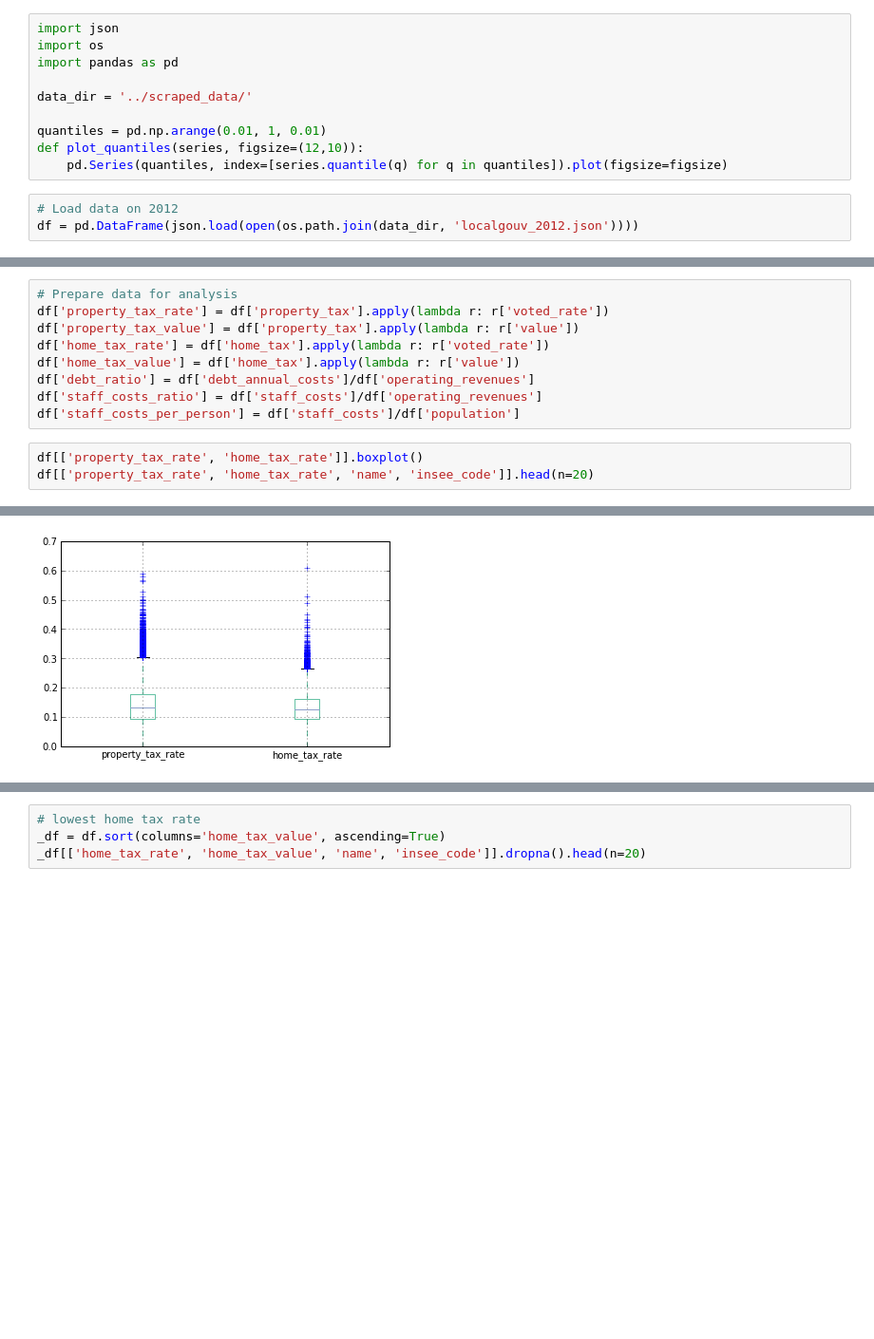
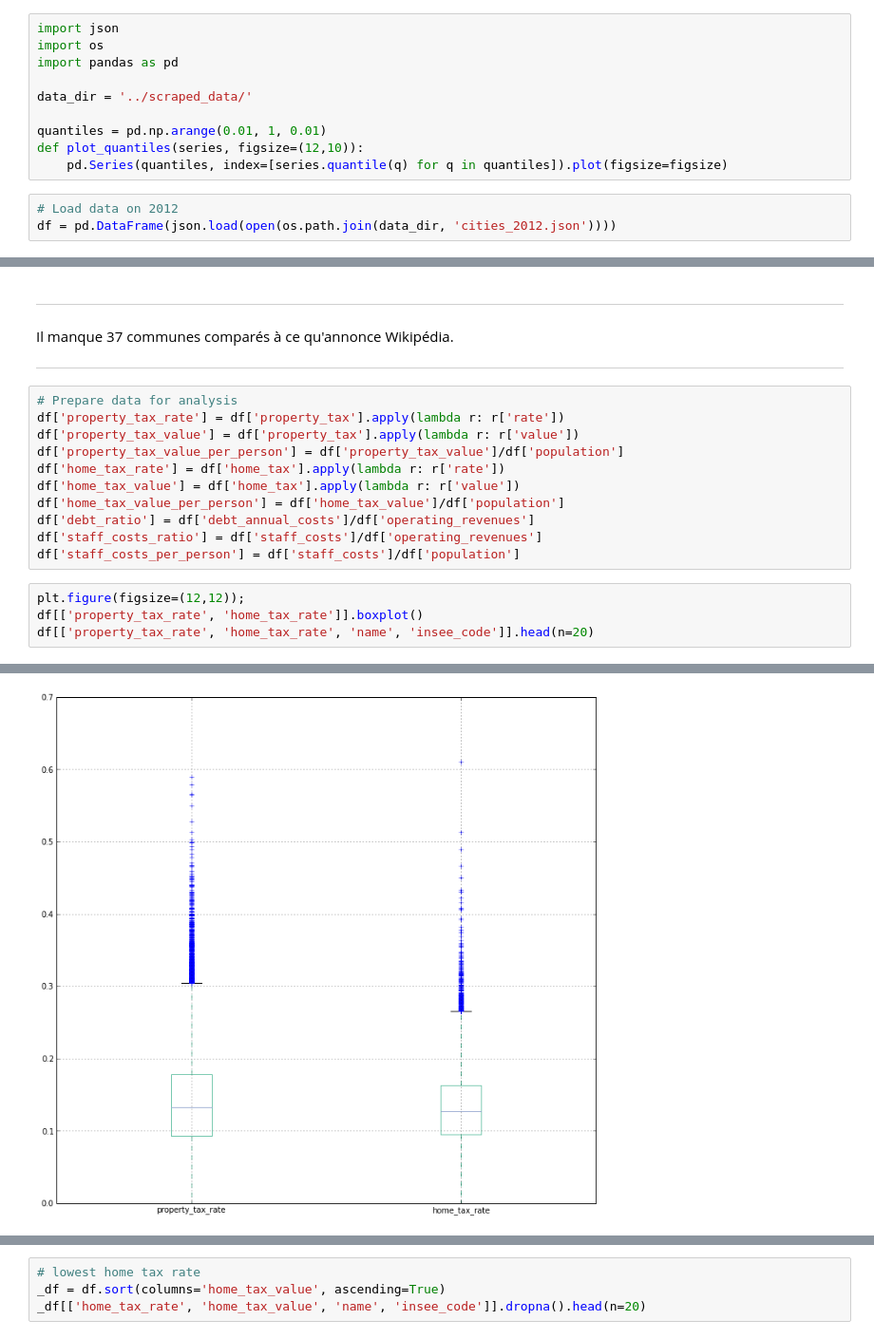
Before and after one commit to regardscitoyens/nosfinanceslocales_scraper, a Jupyter notebook: notebooks/localgouvdata_analysis.ipynb, the cells around one changed output, grey strips where cells are left out. Shown at 95% size. Cells and saved outputs as stored; diff of their text form; blank space fills up the shorter version.

```diff
--- a/notebooks/localgouvdata_analysis.ipynb
+++ b/notebooks/localgouvdata_analysis.ipynb
@@ -14,7 +20,7 @@ def plot_quantiles(series, figsize=(12,10)):
     pd.Series(quantiles, index=[series.quantile(q) for q in quantiles]).plot(figsize=figsize)
 # %%
 # Load data on 2012
-df = pd.DataFrame(json.load(open(os.path.join(data_dir, 'localgouv_2012.json'))))
+df = pd.DataFrame(json.load(open(os.path.join(data_dir, 'cities_2012.json'))))
 # %%
 df.columns
 # %% [output]
@@ -33,13 +39,22 @@ Number of departments: 96
+# %% [markdown]
+----
+
+Il manque 37 communes comparés à ce qu'annonce Wikipédia.
+
+----
 # %%
 # Prepare data for analysis
-df['property_tax_rate'] = df['property_tax'].apply(lambda r: r['voted_rate'])
+df['property_tax_rate'] = df['property_tax'].apply(lambda r: r['rate'])
 df['property_tax_value'] = df['property_tax'].apply(lambda r: r['value'])
-df['home_tax_rate'] = df['home_tax'].apply(lambda r: r['voted_rate'])
+df['property_tax_value_per_person'] = df['property_tax_value']/df['population']
+df['home_tax_rate'] = df['home_tax'].apply(lambda r: r['rate'])
 df['home_tax_value'] = df['home_tax'].apply(lambda r: r['value'])
+df['home_tax_value_per_person'] = df['home_tax_value']/df['population']
 df['debt_ratio'] = df['debt_annual_costs']/df['operating_revenues']
 df['staff_costs_ratio'] = df['staff_costs']/df['operating_revenues']
 df['staff_costs_per_person'] = df['staff_costs']/df['population']
 # %%
+plt.figure(figsize=(12,12));
 df[['property_tax_rate', 'home_tax_rate']].boxplot()
 df[['property_tax_rate', 'home_tax_rate', 'name', 'insee_code']].head(n=20)
 # %% [output]
@@ -63,4 +78,4 @@ df[['property_tax_rate', 'home_tax_rate', 'name', 'insee_code']].head(n=20)
-[figure, old version]
+[figure, new version]
 # %%
 # Biggest property tax rate
 _df = df.sort(columns='property_tax_rate', ascending=False)
```
Also changed, not shown: parts of 9 cells of this notebook, 1 other file.
